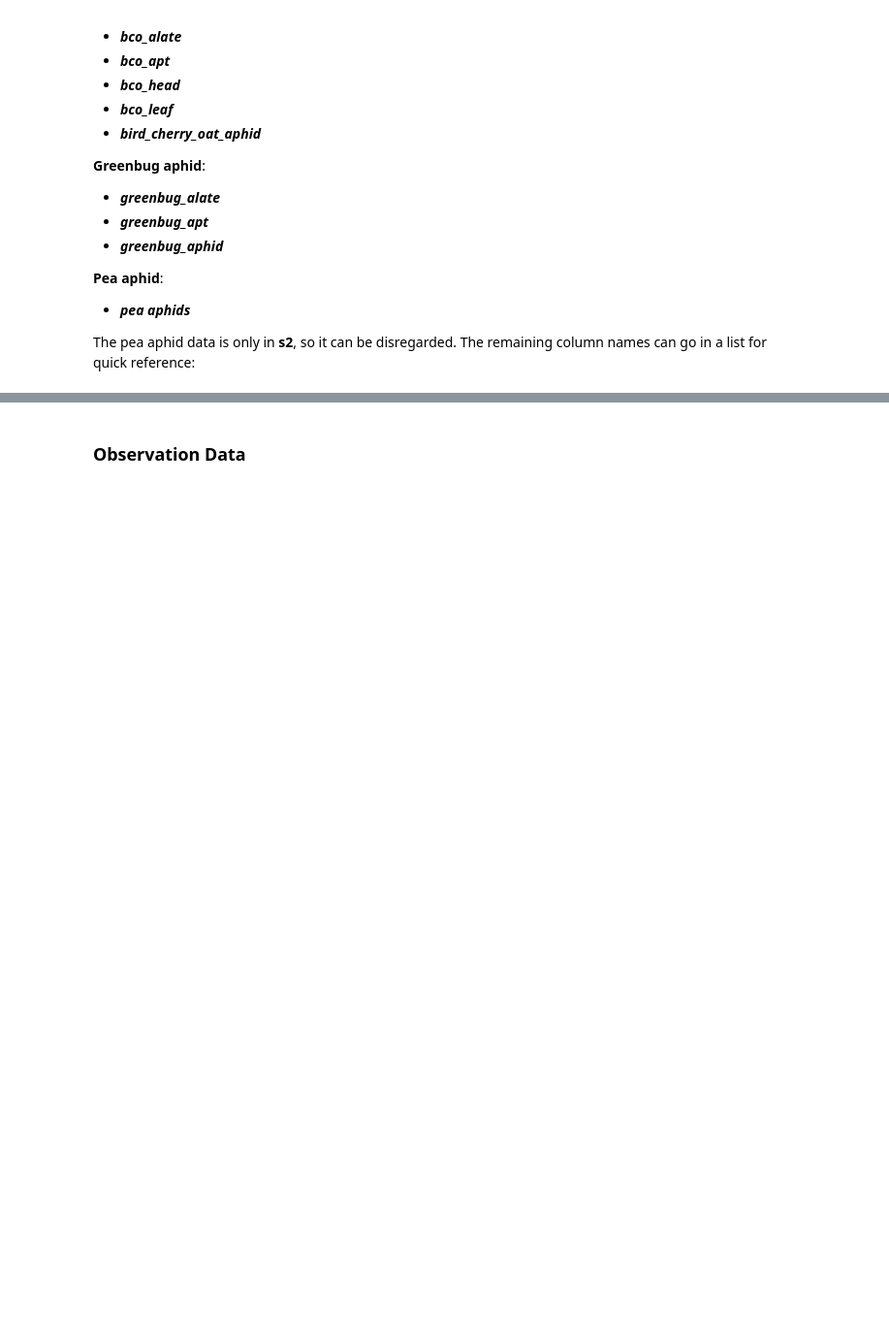
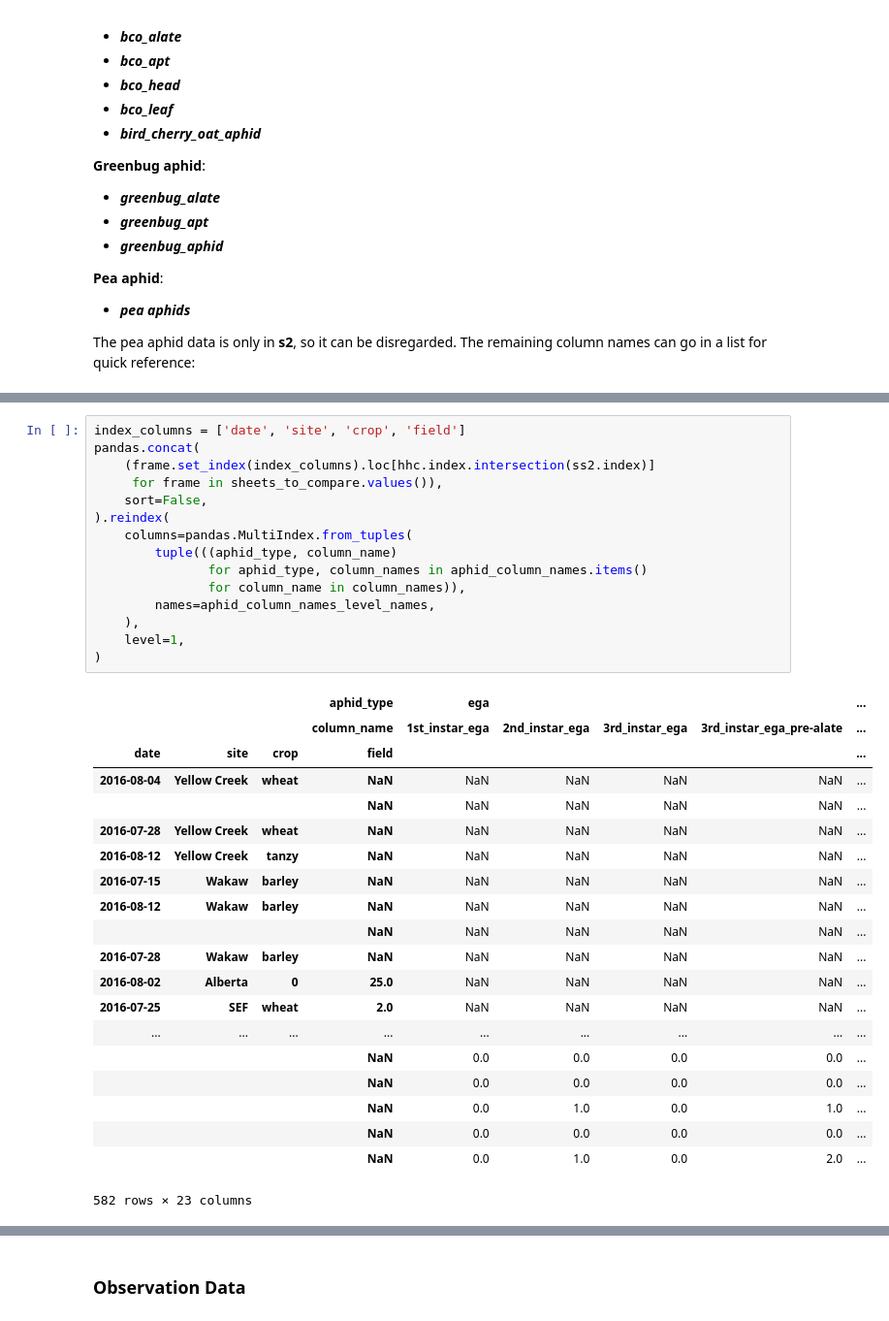
Before and after one commit to devvyn/aafc-field-data, a Jupyter notebook: notebook/projects/2016-sweep-vs-tiller/2016-sweep-vs-tiller.ipynb, the cells around one changed output, grey strips where cells are left out. Shown at 97% size. Drawn from its saved outputs; the diff is of its cells as text; blank space fills up the shorter version.

```diff
--- a/notebook/projects/2016-sweep-vs-tiller/2016-sweep-vs-tiller.ipynb
+++ b/notebook/projects/2016-sweep-vs-tiller/2016-sweep-vs-tiller.ipynb
@@ -1033,0 +1468,36 @@ emojify_boolean(
+# %%
+index_columns = ['date', 'site', 'crop', 'field']
+pandas.concat(
+    (frame.set_index(index_columns).loc[hhc.index.intersection(ss2.index)]
+     for frame in sheets_to_compare.values()),
+    sort=False,
+).reindex(
+    columns=pandas.MultiIndex.from_tuples(
+        tuple(((aphid_type, column_name)
+               for aphid_type, column_names in aphid_column_names.items()
+               for column_name in column_names)),
+        names=aphid_column_names_level_names,
+    ),
+    level=1,
+)
+# %% [output]
+|  |  |  | aphid_type | ega |  |  |  | ... |
+|  |  |  | column_name | 1st_instar_ega | 2nd_instar_ega | 3rd_instar_ega | 3rd_instar_ega_pre-alate | ... |
+| date | site | crop | field |  |  |  |  | ... |
+| 2016-08-04 | Yellow Creek | wheat | NaN | NaN | NaN | NaN | NaN | ... |
+|  |  |  | NaN | NaN | NaN | NaN | NaN | ... |
+| 2016-07-28 | Yellow Creek | wheat | NaN | NaN | NaN | NaN | NaN | ... |
+| 2016-08-12 | Yellow Creek | tanzy | NaN | NaN | NaN | NaN | NaN | ... |
+| 2016-07-15 | Wakaw | barley | NaN | NaN | NaN | NaN | NaN | ... |
+| 2016-08-12 | Wakaw | barley | NaN | NaN | NaN | NaN | NaN | ... |
+|  |  |  | NaN | NaN | NaN | NaN | NaN | ... |
+| 2016-07-28 | Wakaw | barley | NaN | NaN | NaN | NaN | NaN | ... |
+| 2016-08-02 | Alberta | 0 | 25.0 | NaN | NaN | NaN | NaN | ... |
+| 2016-07-25 | SEF | wheat | 2.0 | NaN | NaN | NaN | NaN | ... |
+| ... | ... | ... | ... | ... | ... | ... | ... | ... |
+|  |  |  | NaN | 0.0 | 0.0 | 0.0 | 0.0 | ... |
+|  |  |  | NaN | 0.0 | 0.0 | 0.0 | 0.0 | ... |
+|  |  |  | NaN | 0.0 | 1.0 | 0.0 | 1.0 | ... |
+|  |  |  | NaN | 0.0 | 0.0 | 0.0 | 0.0 | ... |
+|  |  |  | NaN | 0.0 | 1.0 | 0.0 | 2.0 | ... |
+582 rows × 23 columns
```
Also changed, not shown: parts of 70 cells of this notebook.
